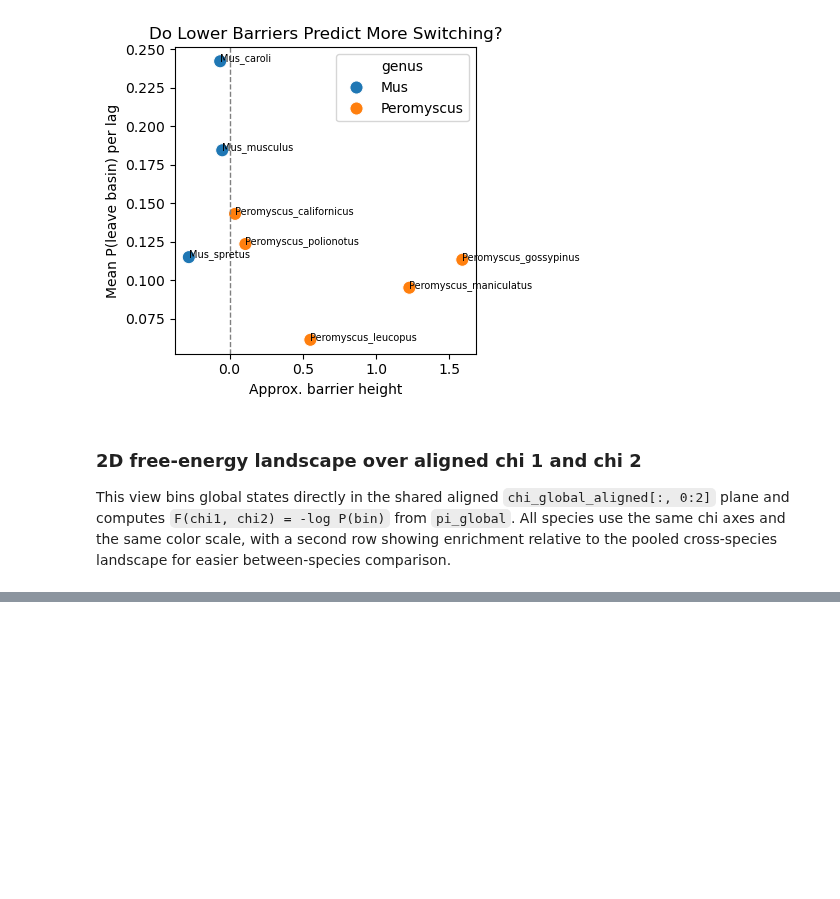
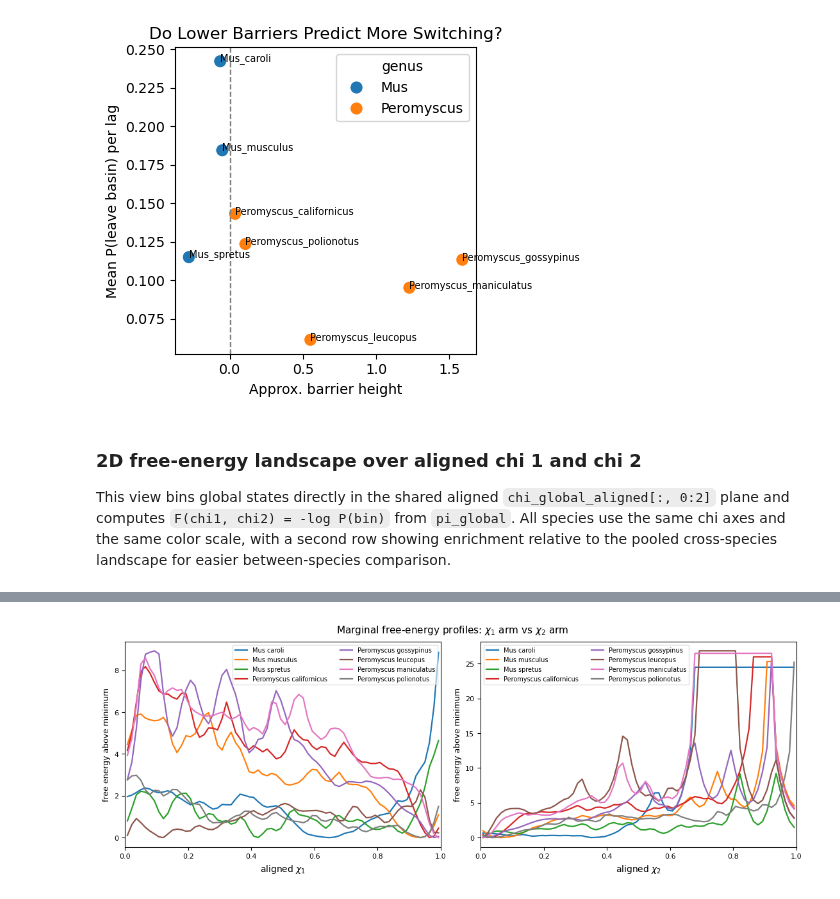
Before and after one commit to melizbishop/slowmodeevo, a Jupyter notebook: notebooks/01_multispecies_freeenergy.ipynb, the cells around one changed output, grey strips where cells are left out. Saved outputs shown, nothing was run; the diff lists cells and outputs as text; code cells hidden in the pictures; blank space fills up the shorter version.

```diff
--- a/notebooks/01_multispecies_freeenergy.ipynb
+++ b/notebooks/01_multispecies_freeenergy.ipynb
@@ -1061,0 +1155,33 @@ display(chi12_landscape_summary.sort_values(["genus", "species"]))
+# %%
+# 1-D marginal free-energy profiles along aligned chi_1 and chi_2.
+# Marginalises the existing chi12_prob grids — no new data needed.
+eps_fe = 1e-12
+
+x_centers = 0.5 * (chi12_x_edges[:-1] + chi12_x_edges[1:])
+y_centers = 0.5 * (chi12_y_edges[:-1] + chi12_y_edges[1:])
+
+fig, axes = plt.subplots(1, 2, figsize=(11, 4), constrained_layout=True, sharey=False)
+
+for species in species_names:
+    prob = chi12_prob[species]                        # shape: (n_bins_y, n_bins_x)
+    p_chi1 = prob.sum(axis=0)                         # marginal along chi_1 axis
+    p_chi2 = prob.sum(axis=1)                         # marginal along chi_2 axis
+    p_chi1 = p_chi1 / max(p_chi1.sum(), eps_fe)
+    p_chi2 = p_chi2 / max(p_chi2.sum(), eps_fe)
+    F1 = -np.log(p_chi1 + eps_fe);  F1 -= F1.min()
+    F2 = -np.log(p_chi2 + eps_fe);  F2 -= F2.min()
+    label = species.replace("_", " ")
+    axes[0].plot(x_centers, F1, lw=1.6, label=label)
+    axes[1].plot(y_centers, F2, lw=1.6, label=label)
+
+for ax, xlabel in zip(axes, [r"aligned $\chi_1$", r"aligned $\chi_2$"]):
+    ax.set_xlabel(xlabel, fontsize=10)
+    ax.set_ylabel("free energy above minimum", fontsize=9)
+    ax.set_xlim(0, 1)
+    ax.tick_params(labelsize=8)
+    ax.legend(fontsize=7, ncol=2, framealpha=0.6)
+
+fig.suptitle(r"Marginal free-energy profiles: $\chi_1$ arm vs $\chi_2$ arm", fontsize=11)
+plt.show()
+# %% [output]
+[figure, added]
```
Also changed, not shown: parts of 7 cells of this notebook.
